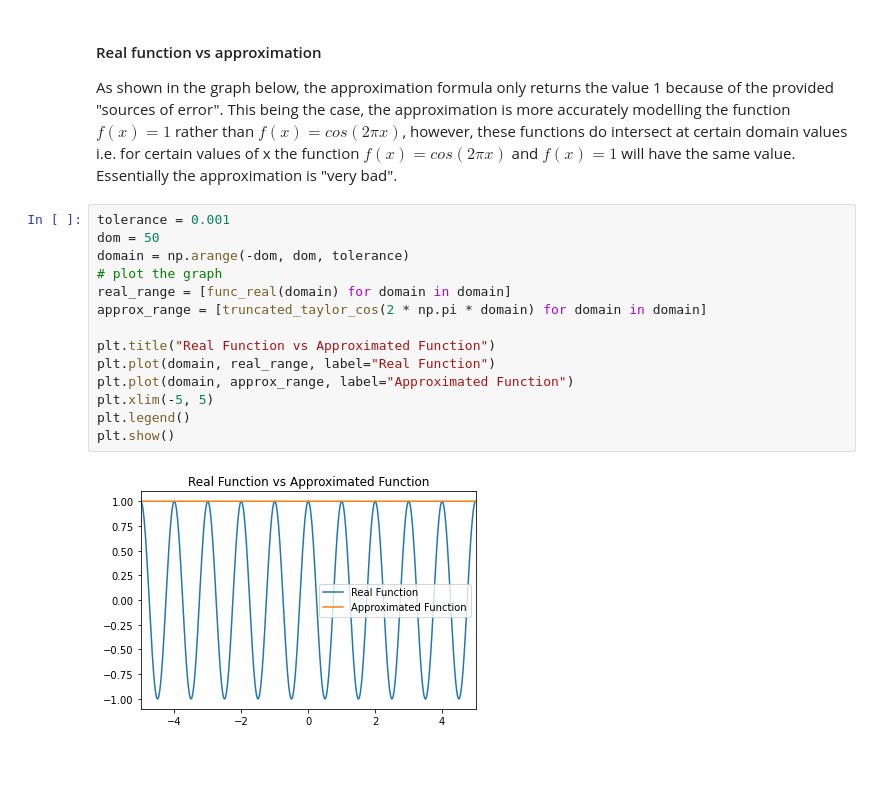
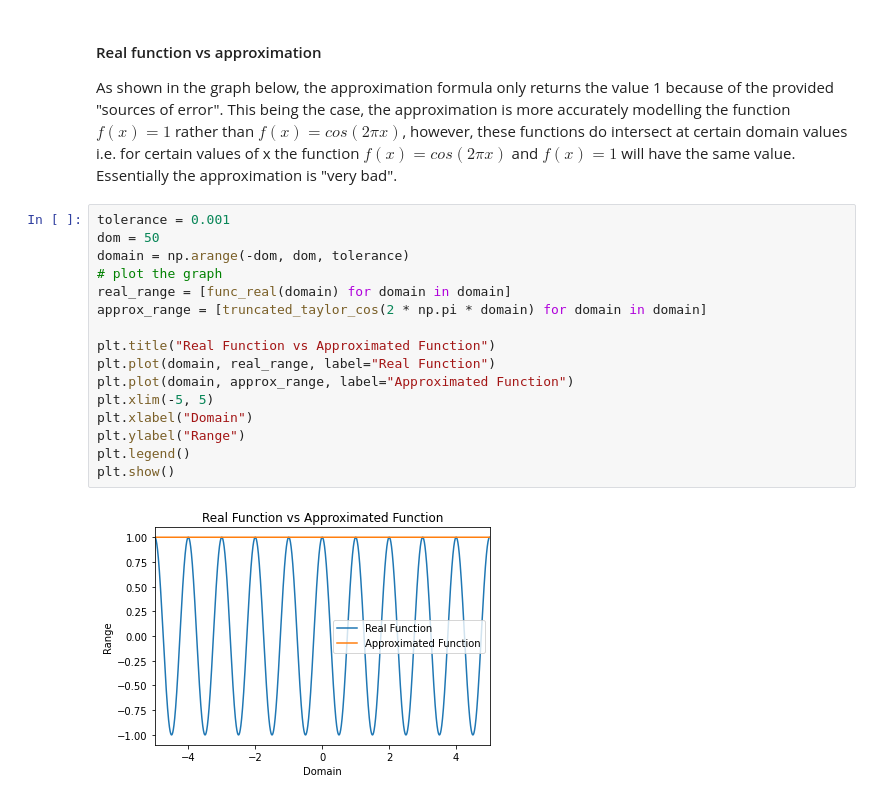
Before and after one commit to Rishi-Bidani/FIT3139, a Jupyter notebook: assignment1/part3.ipynb, the cells around one changed output. Drawn from its saved outputs; the diff is of its cells as text; blank space fills up the shorter version.

```diff
--- a/assignment1/part3.ipynb
+++ b/assignment1/part3.ipynb
@@ -190,16 +174,18 @@ As shown in the graph below, the approximation formula only returns the value 1
 # %%
 tolerance = 0.001
 dom = 50
 domain = np.arange(-dom, dom, tolerance)
 # plot the graph
 real_range = [func_real(domain) for domain in domain]
 approx_range = [truncated_taylor_cos(2 * np.pi * domain) for domain in domain]
 
 plt.title("Real Function vs Approximated Function")
 plt.plot(domain, real_range, label="Real Function")
 plt.plot(domain, approx_range, label="Approximated Function")
 plt.xlim(-5, 5)
+plt.xlabel("Domain")
+plt.ylabel("Range")
 plt.legend()
 plt.show()
 # %% [output]
-[figure, old version]
+[figure, new version]
```
Also changed, not shown: parts of 15 cells of this notebook.
